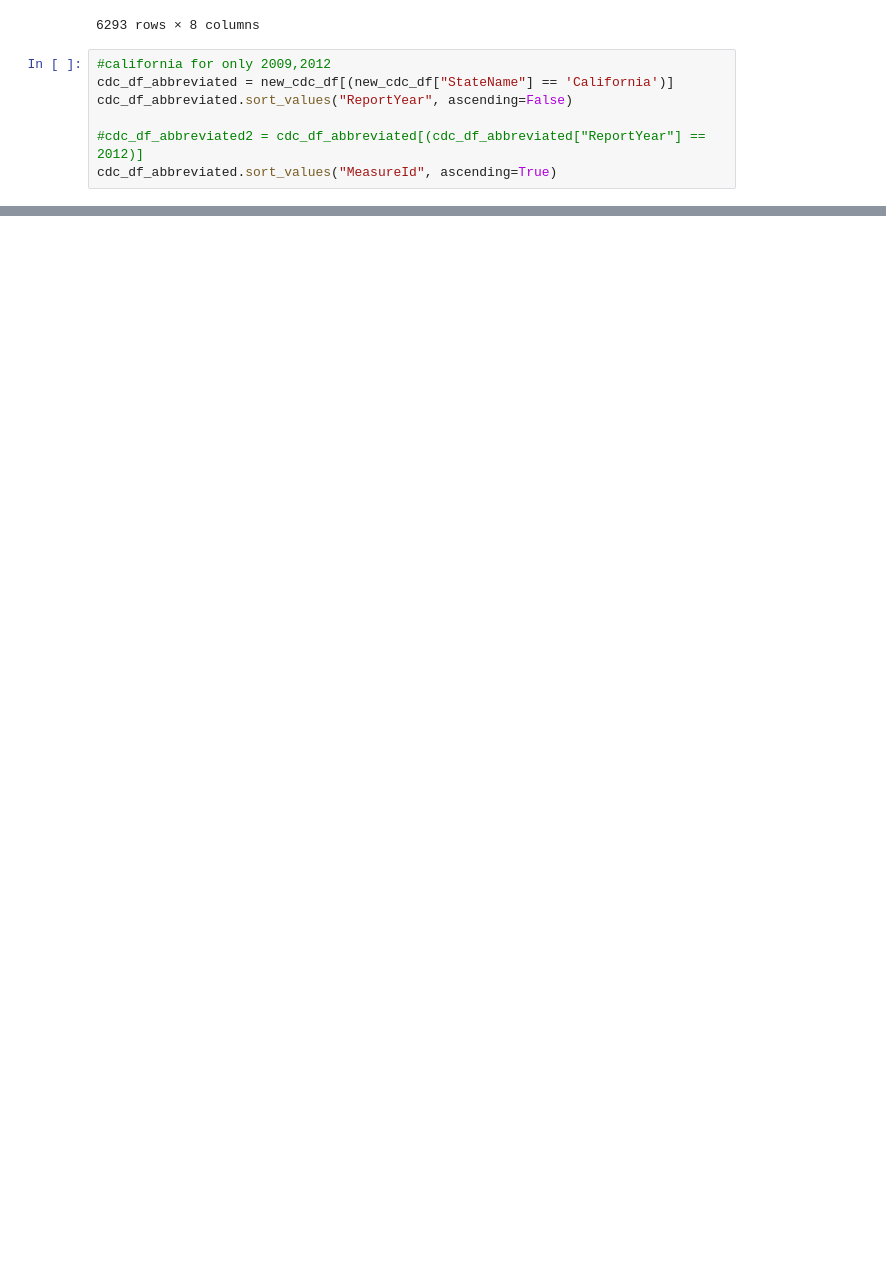
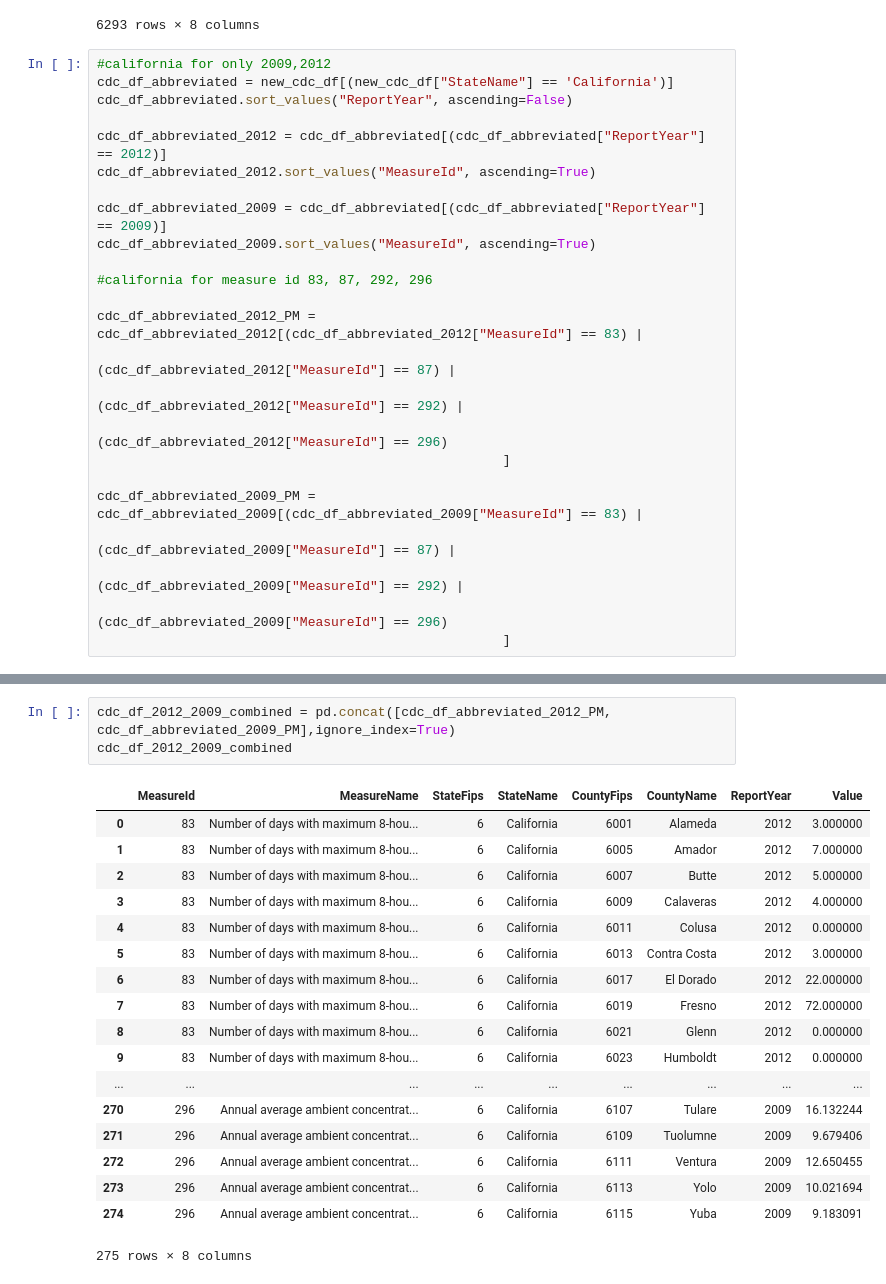
Before and after one commit to VanessaKnox/MVP-Solutions, a Jupyter notebook: masterprojectwork.ipynb, the cells around one changed output, grey strips where cells are left out. Cells and saved outputs as stored; diff of their text form; blank space fills up the shorter version.

```diff
--- a/masterprojectwork.ipynb
+++ b/masterprojectwork.ipynb
@@ -310,5 +310,22 @@ cdc_df_abbreviated.sort_values("ReportYear", ascending=False)
 cdc_df_abbreviated = new_cdc_df[(new_cdc_df["StateName"] == 'California')]
 cdc_df_abbreviated.sort_values("ReportYear", ascending=False)
 
-#cdc_df_abbreviated2 = cdc_df_abbreviated[(cdc_df_abbreviated["ReportYear"] == 2012)]
-cdc_df_abbreviated.sort_values("MeasureId", ascending=True)
+cdc_df_abbreviated_2012 = cdc_df_abbreviated[(cdc_df_abbreviated["ReportYear"] == 2012)]
+cdc_df_abbreviated_2012.sort_values("MeasureId", ascending=True)
+
+cdc_df_abbreviated_2009 = cdc_df_abbreviated[(cdc_df_abbreviated["ReportYear"] == 2009)]
+cdc_df_abbreviated_2009.sort_values("MeasureId", ascending=True)
+
+#california for measure id 83, 87, 292, 296
+
+cdc_df_abbreviated_2012_PM = cdc_df_abbreviated_2012[(cdc_df_abbreviated_2012["MeasureId"] == 83) |
+                                                     (cdc_df_abbreviated_2012["MeasureId"] == 87) |
+                                                     (cdc_df_abbreviated_2012["MeasureId"] == 292) |
+                                                     (cdc_df_abbreviated_2012["MeasureId"] == 296)
+                                                    ]
+
+cdc_df_abbreviated_2009_PM = cdc_df_abbreviated_2009[(cdc_df_abbreviated_2009["MeasureId"] == 83) |
+                                                     (cdc_df_abbreviated_2009["MeasureId"] == 87) |
+                                                     (cdc_df_abbreviated_2009["MeasureId"] == 292) |
+                                                     (cdc_df_abbreviated_2009["MeasureId"] == 296)
+                                                    ]
@@ -355,3 +353,25 @@ cdc_df_abbreviated2
 | 207071 | 83 | Number of days with maximum 8-hou... | 6 | California | 6111 | Ventura | 1999 | 57.000000 |
 | 207072 | 83 | Number of days with maximum 8-hou... | 6 | California | 6113 | Yolo | 1999 | 19.000000 |
 6293 rows × 8 columns
+# %%
+cdc_df_2012_2009_combined = pd.concat([cdc_df_abbreviated_2012_PM, cdc_df_abbreviated_2009_PM],ignore_index=True)
+cdc_df_2012_2009_combined
+# %% [output]
+|  | MeasureId | MeasureName | StateFips | StateName | CountyFips | CountyName | ReportYear | Value |
+| 0 | 83 | Number of days with maximum 8-hou... | 6 | California | 6001 | Alameda | 2012 | 3.000000 |
+| 1 | 83 | Number of days with maximum 8-hou... | 6 | California | 6005 | Amador | 2012 | 7.000000 |
+| 2 | 83 | Number of days with maximum 8-hou... | 6 | California | 6007 | Butte | 2012 | 5.000000 |
+| 3 | 83 | Number of days with maximum 8-hou... | 6 | California | 6009 | Calaveras | 2012 | 4.000000 |
+| 4 | 83 | Number of days with maximum 8-hou... | 6 | California | 6011 | Colusa | 2012 | 0.000000 |
+| 5 | 83 | Number of days with maximum 8-hou... | 6 | California | 6013 | Contra Costa | 2012 | 3.000000 |
+| 6 | 83 | Number of days with maximum 8-hou... | 6 | California | 6017 | El Dorado | 2012 | 22.000000 |
+| 7 | 83 | Number of days with maximum 8-hou... | 6 | California | 6019 | Fresno | 2012 | 72.000000 |
+| 8 | 83 | Number of days with maximum 8-hou... | 6 | California | 6021 | Glenn | 2012 | 0.000000 |
+| 9 | 83 | Number of days with maximum 8-hou... | 6 | California | 6023 | Humboldt | 2012 | 0.000000 |
+| ... | ... | ... | ... | ... | ... | ... | ... | ... |
+| 270 | 296 | Annual average ambient concentrat... | 6 | California | 6107 | Tulare | 2009 | 16.132244 |
+| 271 | 296 | Annual average ambient concentrat... | 6 | California | 6109 | Tuolumne | 2009 | 9.679406 |
+| 272 | 296 | Annual average ambient concentrat... | 6 | California | 6111 | Ventura | 2009 | 12.650455 |
+| 273 | 296 | Annual average ambient concentrat... | 6 | California | 6113 | Yolo | 2009 | 10.021694 |
+| 274 | 296 | Annual average ambient concentrat... | 6 | California | 6115 | Yuba | 2009 | 9.183091 |
+275 rows × 8 columns
```
Also changed, not shown: parts of 2 cells of this notebook, 2 other files.
